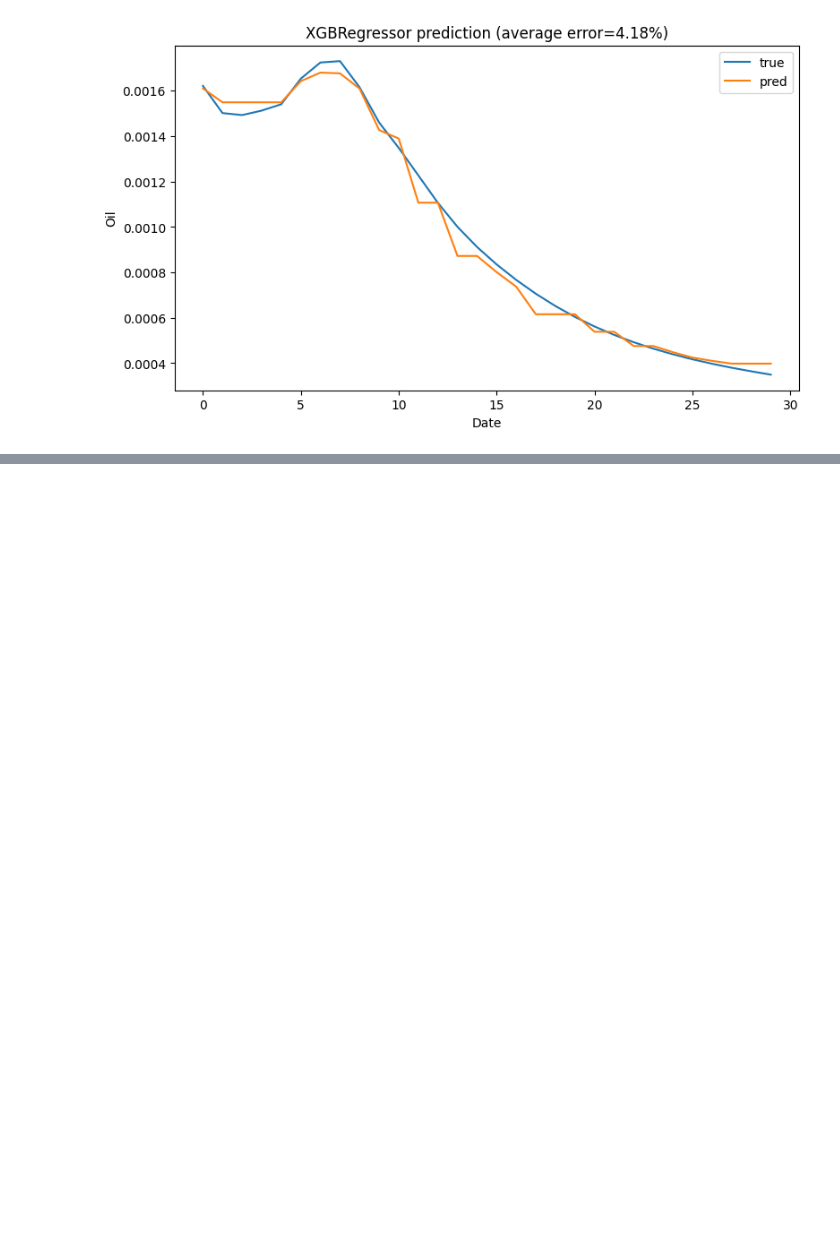
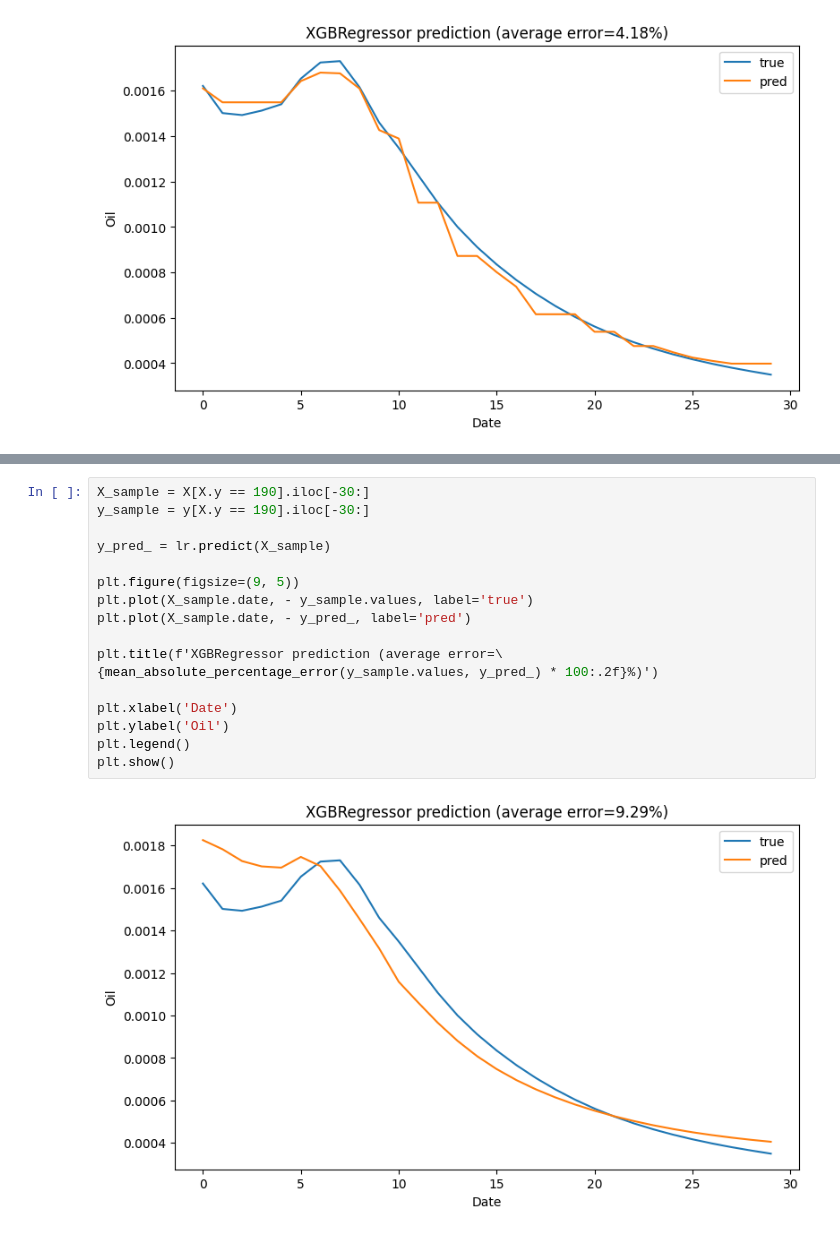
Before and after one commit to zeinovich/aramco-solution, a Jupyter notebook: notebooks/1905-zeinovich-baseline.ipynb, the cells around one changed output, grey strips where cells are left out. Saved outputs shown, nothing was run; the diff lists cells and outputs as text; blank space fills up the shorter version.

```diff
--- a/notebooks/1905-zeinovich-baseline.ipynb
+++ b/notebooks/1905-zeinovich-baseline.ipynb
@@ -242,0 +276,19 @@ plt.show()
+# %%
+X_sample = X[X.y == 190].iloc[-30:]
+y_sample = y[X.y == 190].iloc[-30:]
+
+y_pred_ = lr.predict(X_sample)
+
+plt.figure(figsize=(9, 5))
+plt.plot(X_sample.date, - y_sample.values, label='true')
+plt.plot(X_sample.date, - y_pred_, label='pred')
+
+plt.title(f'XGBRegressor prediction (average error=\
+{mean_absolute_percentage_error(y_sample.values, y_pred_) * 100:.2f}%)')
+
+plt.xlabel('Date')
+plt.ylabel('Oil')
+plt.legend()
+plt.show()
+# %% [output]
+[figure, added]
```
Also changed, not shown: parts of 3 cells of this notebook.
